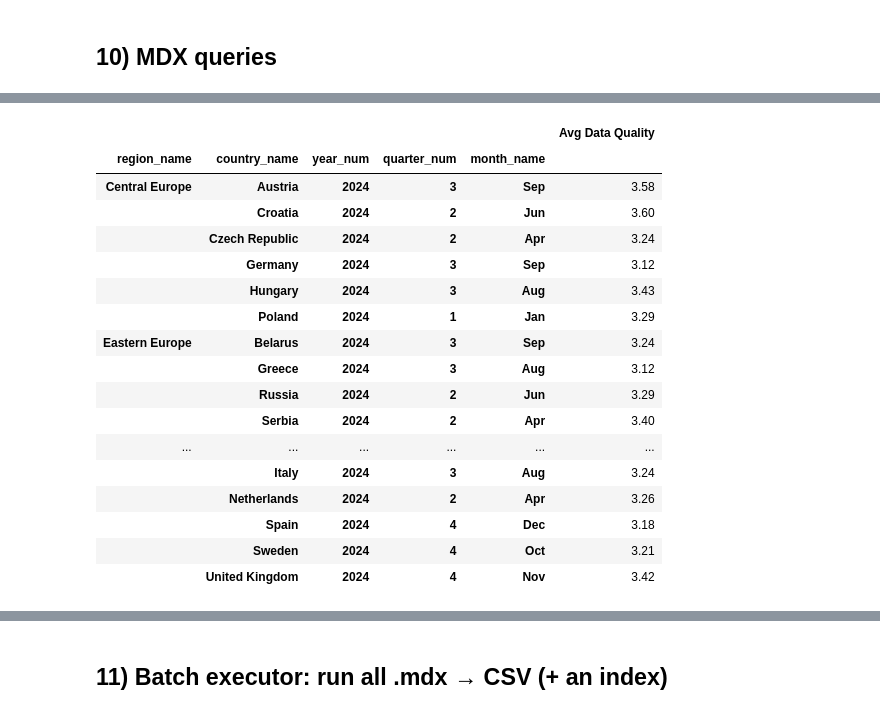
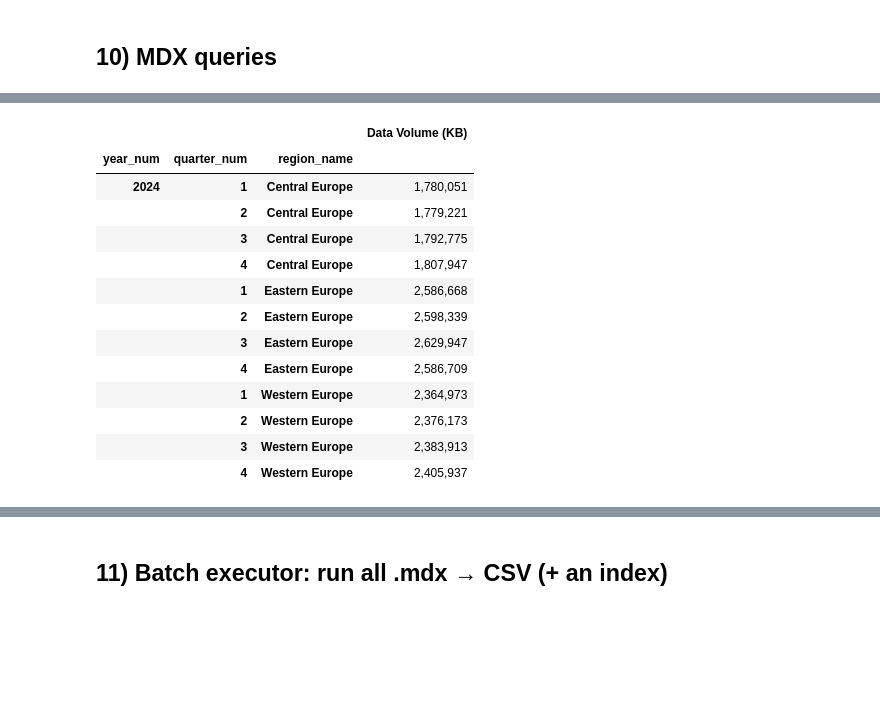
Before and after one commit to timg4/BusinessIntelligence, a Jupyter notebook: DWH2/AirQ_Part2_061.ipynb, the cells around one changed output, grey strips where cells are left out. Saved outputs shown, nothing was run; the diff lists cells and outputs as text; code cells hidden in the pictures; blank space fills up the shorter version.

```diff
--- a/DWH2/AirQ_Part2_061.ipynb
+++ b/DWH2/AirQ_Part2_061.ipynb
@@ -439,5 +439,5 @@ display(df)
 | 18 | Serbia | 77.9662900000000000 |
 # %%
 # Business question Q18
-df = run_sqlscript("sql/a2_q18.sql", engine=engine, progress=VERBOSE_SQL)
+df = run_sqlscript("sql/a2_q18_A.sql", engine=engine, progress=VERBOSE_SQL)
 display(df)
@@ -704,42 +722,50 @@ FROM (
 # %%
 %%mdx
 
--- 33. For parameter PM4 in 2024, return for each Country the Month with the highest Avg Data Quality.
--- Return one row per Country × Month (the month with the highest Avg Data Quality in 2024) and one column with Avg Data Quality.
+-- Q04. For 2024, show total Data Volume (KB) by Region × Quarter. Return Regions on rows and the
+-- four quarters of 2024 on columns.
 SELECT
-  { [Measures].[Avg Data Quality] } ON COLUMNS,
-  NON EMPTY
-    GENERATE(
-      [dim_city].[Geo].[country_name].Members,
-      TOPCOUNT(
-        CROSSJOIN(
-          { [dim_city].[Geo].CurrentMember },
-          Descendants(
-            [dim_timemonth].[Time].[year_num].&[2024],
-            [dim_timemonth].[Time].[month_name]
-          )
-        ),
-        1, [Measures].[Avg Data Quality]
+  NON EMPTY Hierarchize(
+    Descendants(
+      {
+        [dim_city].[Geo].[ALL].[AllMember]
+      },
+      1,
+      SELF_AND_BEFORE
+    )
+  ) DIMENSION PROPERTIES CHILDREN_CARDINALITY ON ROWS,
+  NON EMPTY Crossjoin(
+    Hierarchize(
+      Descendants(
+        {
+          [dim_timemonth].[Time].[ALL].[AllMember]
+        },
+        2,
+        SELF_AND_BEFORE
       )
-    ) ON ROWS
-FROM [AirQ Cube]
-WHERE ( [dim_param].[Param].[param_name].&[PM4] )
+    ),
+    {
+      [Measures].[Data Volume (KB)]
+    }
+  ) DIMENSION PROPERTIES CHILDREN_CARDINALITY ON COLUMNS
+  FROM (
+    SELECT
+    [dim_timemonth].[Time].[ALL].[AllMember].[2024] ON COLUMNS
+    FROM [AirQ Cube]
+  )
+  CELL PROPERTIES VALUE, FORMATTED_VALUE, BACK_COLOR, FORE_COLOR, FONT_FLAGS
 # %% [output]
-|  |  |  |  |  | Avg Data Quality |
-| region_name | country_name | year_num | quarter_num | month_name |  |
-| Central Europe | Austria | 2024 | 3 | Sep | 3.58 |
-|  | Croatia | 2024 | 2 | Jun | 3.60 |
-|  | Czech Republic | 2024 | 2 | Apr | 3.24 |
-|  | Germany | 2024 | 3 | Sep | 3.12 |
-|  | Hungary | 2024 | 3 | Aug | 3.43 |
-|  | Poland | 2024 | 1 | Jan | 3.29 |
-| Eastern Europe | Belarus | 2024 | 3 | Sep | 3.24 |
-|  | Greece | 2024 | 3 | Aug | 3.12 |
-|  | Russia | 2024 | 2 | Jun | 3.29 |
-|  | Serbia | 2024 | 2 | Apr | 3.40 |
-| ... | ... | ... | ... | ... | ... |
-|  | Italy | 2024 | 3 | Aug | 3.24 |
-|  | Netherlands | 2024 | 2 | Apr | 3.26 |
-|  | Spain | 2024 | 4 | Dec | 3.18 |
-|  | Sweden | 2024 | 4 | Oct | 3.21 |
-|  | United Kingdom | 2024 | 4 | Nov | 3.42 |
+|  |  |  | Data Volume (KB) |
+| year_num | quarter_num | region_name |  |
+| 2024 | 1 | Central Europe | 1,780,051 |
+|  | 2 | Central Europe | 1,779,221 |
+|  | 3 | Central Europe | 1,792,775 |
+|  | 4 | Central Europe | 1,807,947 |
+|  | 1 | Eastern Europe | 2,586,668 |
+|  | 2 | Eastern Europe | 2,598,339 |
+|  | 3 | Eastern Europe | 2,629,947 |
+|  | 4 | Eastern Europe | 2,586,709 |
+|  | 1 | Western Europe | 2,364,973 |
+|  | 2 | Western Europe | 2,376,173 |
+|  | 3 | Western Europe | 2,383,913 |
+|  | 4 | Western Europe | 2,405,937 |
```
Also changed, not shown: parts of 19 cells of this notebook, 9 other files.
